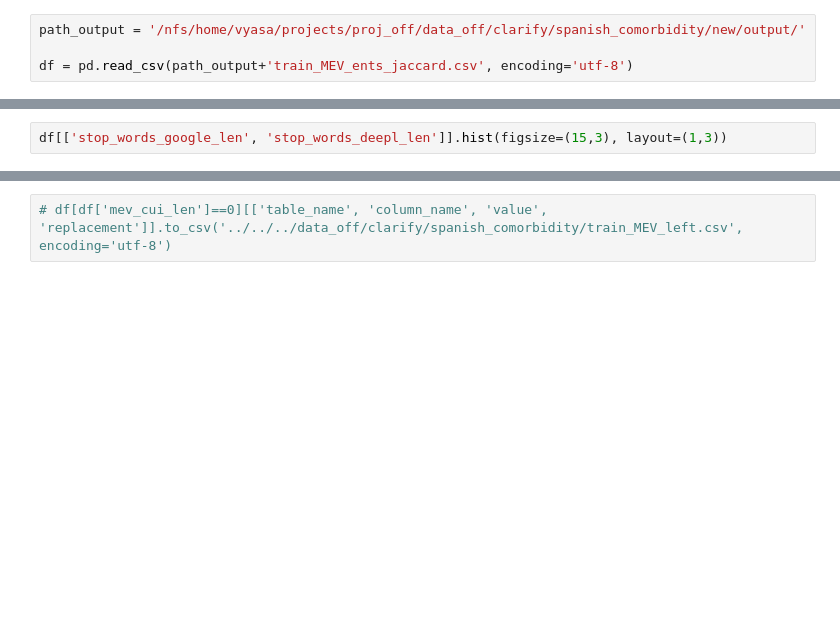
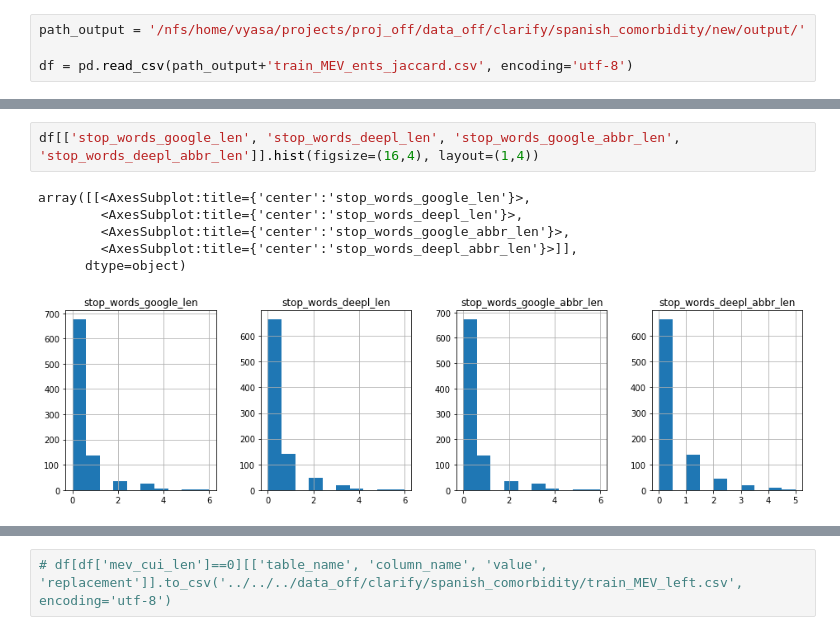
Before and after one commit to vyasakhilesh/biomed_entity_extraction, a Jupyter notebook: notebooks/data_analysis.ipynb, the cells around one changed output, grey strips where cells are left out. Cells and saved outputs as stored; diff of their text form; blank space fills up the shorter version.

```diff
--- a/notebooks/data_analysis.ipynb
+++ b/notebooks/data_analysis.ipynb
@@ -45,3 +61,10 @@ df[['ents_len', 'replacement_google_ents_len', 'replacement_deepl_ents_len']].hi
 # %%
-df[['stop_words_google_len', 'stop_words_deepl_len']].hist(figsize=(15,3), layout=(1,3))
+df[['stop_words_google_len', 'stop_words_deepl_len', 'stop_words_google_abbr_len', 'stop_words_deepl_abbr_len']].hist(figsize=(16,4), layout=(1,4))
+# %% [output]
+array([[<AxesSubplot:title={'center':'stop_words_google_len'}>,
+        <AxesSubplot:title={'center':'stop_words_deepl_len'}>,
+        <AxesSubplot:title={'center':'stop_words_google_abbr_len'}>,
+        <AxesSubplot:title={'center':'stop_words_deepl_abbr_len'}>]],
+      dtype=object)
+[figure, added]
 # %%
```
Also changed, not shown: parts of 20 cells of this notebook, 3 other files.
